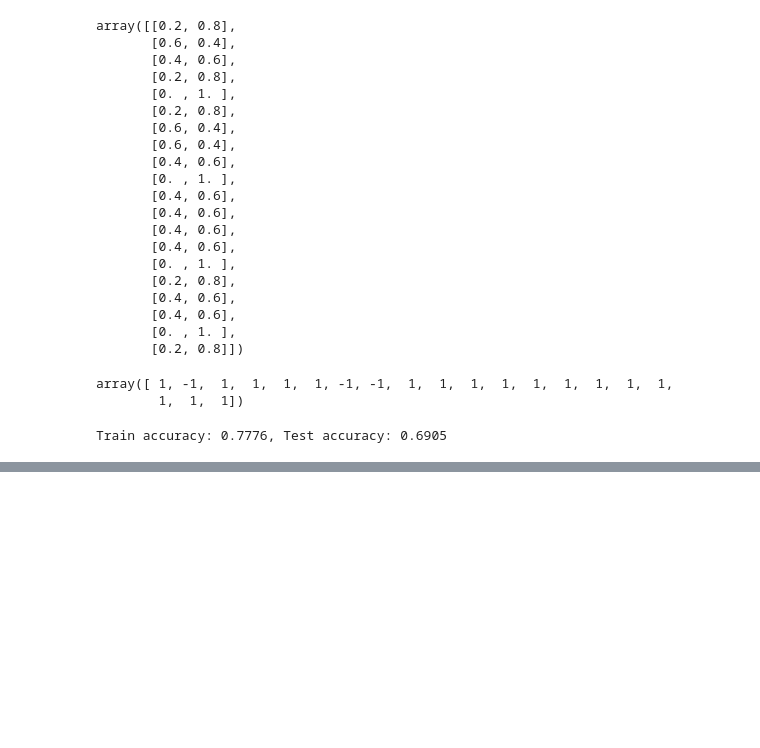
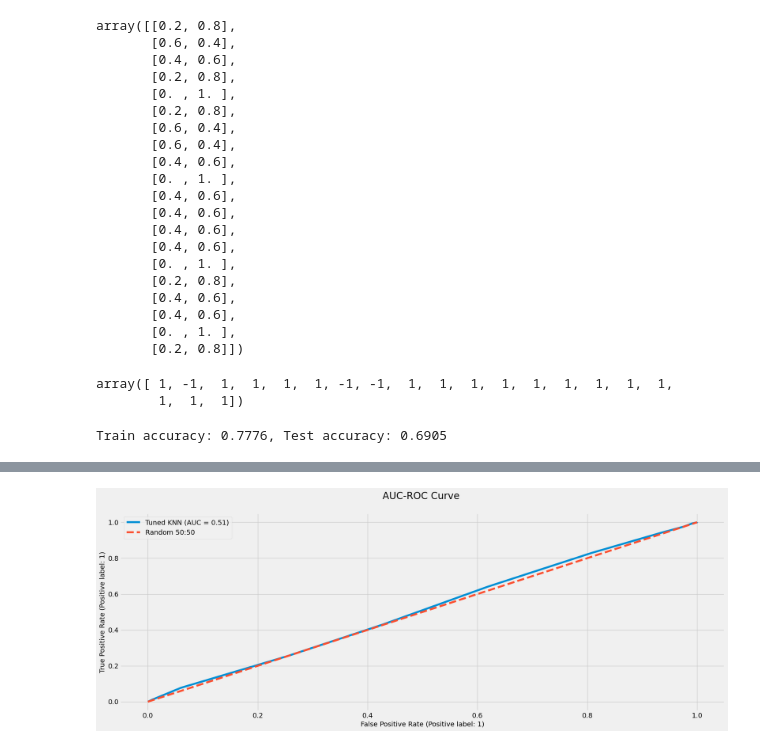
Before and after one commit to JoaoJungblut/QuantFinanceTraining, a Jupyter notebook: PythonLabs/pythonlab13.ipynb, the cells around one changed output, grey strips where cells are left out. Cells and saved outputs as stored; diff of their text form; code cells hidden in the pictures; blank space fills up the shorter version.

```diff
--- a/PythonLabs/pythonlab13.ipynb
+++ b/PythonLabs/pythonlab13.ipynb
@@ -179,0 +308,12 @@ Train accuracy: 0.7776, Test accuracy: 0.6905
+# %%
+# Display ROC Curve
+disp = RocCurveDisplay.from_estimator(clf,
+                                      X_test,
+                                      y_test,
+                                      name='Tuned KNN')
+plt.title('AUC-ROC Curve \n')
+plt.plot([0, 1], [0, 1], linestyle='--', label='Random 50:50')
+plt.legend()
+plt.show()
+# %% [output]
+[figure, added]
```
Also changed, not shown: parts of 13 cells of this notebook.
